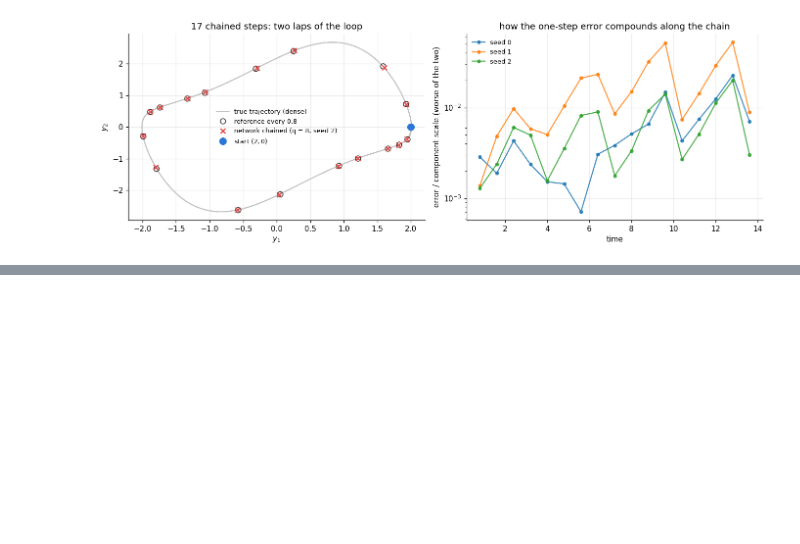
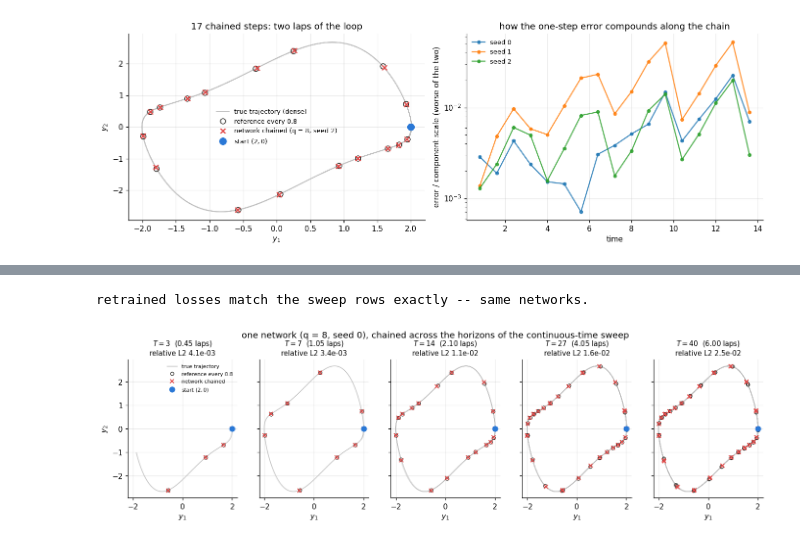
Before and after one commit to GeorgeWilliam1999/Van_Der_Pole, a Jupyter notebook: discrete_time_network/one_step_network.ipynb, the cells around one changed output, grey strips where cells are left out. Saved outputs shown, nothing was run; the diff lists cells and outputs as text; code cells hidden in the pictures; blank space fills up the shorter version.

```diff
--- a/discrete_time_network/one_step_network.ipynb
+++ b/discrete_time_network/one_step_network.ipynb
@@ -442,0 +458,40 @@ fig.tight_layout(); fig.savefig(FIGURES / "08_chained_step.png"); plt.show()
+# %%
+long_df, long_arr = tr.long_chain_study()
+for s in tr.SEEDS:
+    retrained = long_df[long_df.seed == s].retrained_loss.iloc[0]
+    swept = float(summary[(summary.q == HQ) & (summary.seed == s)].loss.iloc[0])
+    assert np.isclose(retrained, swept, rtol=1e-10), f"seed {s} did not reproduce"
+print("retrained losses match the sweep rows exactly -- same networks.")
+
+t_long, ref_long = long_arr["t"], long_arr["ref"]
+t_dense, Y_dense, _ = tr.rk6.integrate(tr._f, np.array([list(tr.CHAIN_START)]),
+                                       40.0, tr.H_REF, store_every=10)
+best_long = int(long_df[long_df.horizon == 40.0]
+                .sort_values("rel_l2").iloc[0].seed)
+ch = long_arr[f"seed{best_long}_chain"]
+
+fig, axes = plt.subplots(1, len(tr.LONG_HORIZONS), figsize=(15.5, 3.4),
+                         sharex=True, sharey=True)
+for ax, T in zip(axes, tr.LONG_HORIZONS):
+    md_ = t_dense <= T + 1e-9
+    mc = t_long <= T + 1e-9
+    rel = float(long_df[(long_df.horizon == T)
+                        & (long_df.seed == best_long)].rel_l2.iloc[0])
+    ax.plot(Y_dense[md_, 0, 0], Y_dense[md_, 0, 1], color="0.75", lw=1.0,
+            label="true trajectory")
+    ax.plot(ref_long[mc, 0], ref_long[mc, 1], "o", color=INK, ms=4.5,
+            mfc="none", mew=0.9, label="reference every 0.8")
+    ax.plot(ch[mc, 0], ch[mc, 1], "x", color=REF, ms=5, mew=1.3,
+            label="network chained")
+    ax.plot(*ref_long[0], "o", color=NET, ms=7, label="start $(2,0)$")
+    ax.set_title(f"$T = {T:g}$  ({T/tr.LAP:.2f} laps)\nrelative L2 {rel:.1e}",
+                 fontsize=9.5)
+    ax.set_xlabel("$y_1$")
+axes[0].set_ylabel("$y_2$")
+axes[0].legend(fontsize=7)
+fig.suptitle(f"one network (q = {HQ}, seed {best_long}), chained across the "
+             "horizons of the continuous-time sweep", y=1.04)
+fig.savefig(FIGURES / "09_long_chains.png", bbox_inches="tight"); plt.show()
+# %% [output]
+retrained losses match the sweep rows exactly -- same networks.
+[figure, added]
```
Also changed, not shown: parts of 4 cells of this notebook, 9 other files.
